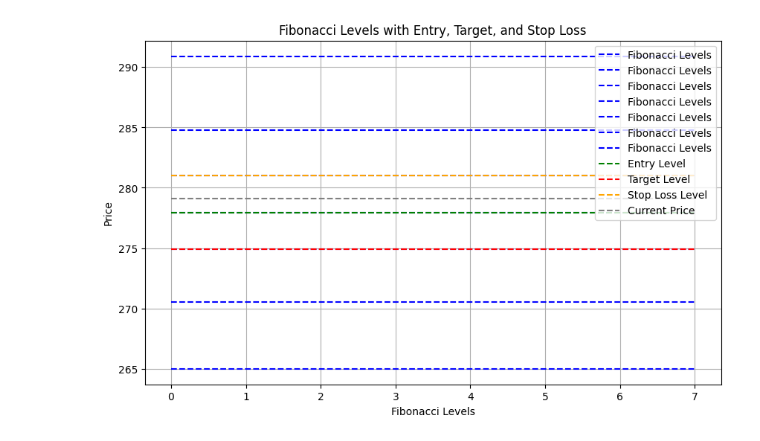
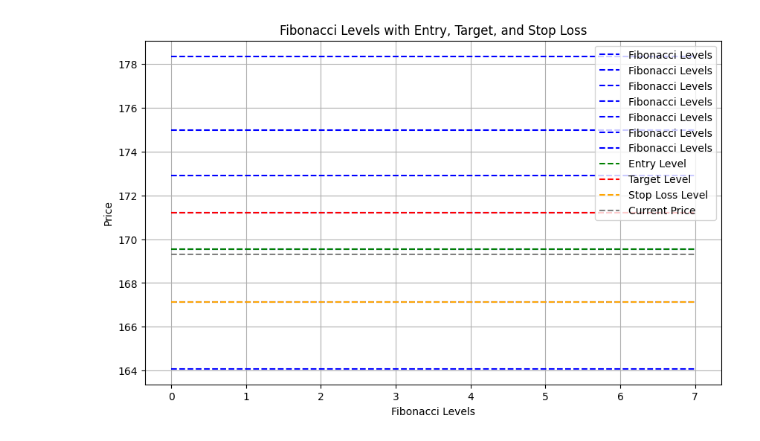
Before and after one commit to jfour1e/Quant-Algo-Trading, a Jupyter notebook: test.ipynb, the cells around one changed output. Drawn from its saved outputs; the diff is of its cells as text; code cells hidden in the pictures.

Commit message:
final generate signals function

```diff
--- a/test.ipynb
+++ b/test.ipynb
@@ -5,12 +5,18 @@ from window import *
 import matplotlib.pyplot as plt
 import numpy as np
 
-ticker = 'PANW'
+ticker = 'AAPL'
 start_date = (datetime.today() - timedelta(days=30)).strftime('%Y-%m-%d')
 end_date = datetime.today().strftime('%Y-%m-%d')
-stock_data = fetch_stock_prices(ticker, start_date, end_date)
+
+stock_data = fetch_data(ticker, start_date, end_date)
+
+
 price = stock_data['Close'][-1]
 high = np.max(stock_data['High'])
 low = np.min(stock_data['Low'])
+
+
+print(stock_data.iloc[-5:][['EMA_5', 'EMA_8', 'EMA_13']])
 # %% [output]
 [*********************100%%**********************]  1 of 1 completed
@@ -17,46 +29,0 @@ low = np.min(stock_data['Low'])
-# %%
-def generate_fibonacci_signals(price, fibonacci_levels):
-    entry_level = min(fibonacci_levels, key=lambda x: abs(x - price))
-    entry_level_index = fibonacci_levels.index(entry_level)
-
-    if entry_level_index < len(fibonacci_levels) - 1:
-        target_level = fibonacci_levels[entry_level_index + 1]
-    else:
-        target_level = None
-
-    if entry_level_index > 0:
-        stop_loss_level = fibonacci_levels[entry_level_index - 1]
-    else:
-        stop_loss_level = None
-
-    return entry_level, target_level, stop_loss_level
-
-
-def plot_fibonacci_levels(price, fibonacci_levels, entry_level, target_level, stop_loss_level):
-    plt.figure(figsize=(10, 6))
-
-    for level in fibonacci_levels:
-        plt.hlines(level, 0, len(fibonacci_levels), color='blue', linestyle='--', label='Fibonacci Levels')
-
-    # Plot entry, target, and stop loss levels as horizontal lines
-    plt.hlines(entry_level, 0, len(fibonacci_levels), color='green', linestyle='--', label='Entry Level')
-    plt.hlines(target_level, 0, len(fibonacci_levels), color='red', linestyle='--', label='Target Level')
-    plt.hlines(stop_loss_level, 0, len(fibonacci_levels), color='orange', linestyle='--', label='Stop Loss Level')
-
-    # Plot current price as a horizontal line
-    plt.hlines(price, 0, len(fibonacci_levels), color='gray', linestyle='--', label='Current Price')
-
-    plt.xlabel('Fibonacci Levels')
-    plt.ylabel('Price')
-    plt.title('Fibonacci Levels with Entry, Target, and Stop Loss')
-    plt.legend()
-    plt.grid(True)
-
-    plt.show()
-
-fibonacci_levels = calculate_fibonacci_levels(high, low)
-entry_level, target_level, stop_loss_level = generate_fibonacci_signals(price, fibonacci_levels)
-
-plot_fibonacci_levels(price, fibonacci_levels, entry_level, target_level, stop_loss_level)
-# %% [output]
-[figure, removed]
@@ -63,3 +35,26 @@ plot_fibonacci_levels(price, fibonacci_levels, entry_level, target_level, stop_l
+# %%
+def generate_fibonacci_signals(price, fibonacci_levels):
+    entry_level = min(fibonacci_levels, key=lambda x: abs(x - price))
+    entry_level_index = fibonacci_levels.index(entry_level)
+
+    if entry_level_index < len(fibonacci_levels) - 1:
+        stop_loss_level = fibonacci_levels[entry_level_index + 1]
+    else:
+        stop_loss_level = None
+
+    if entry_level_index > 0:
+        target_level = fibonacci_levels[entry_level_index - 1]
+    else:
+        target_level = None
+
+    return entry_level, target_level, stop_loss_level
+
+fibonacci_levels = calculate_fibonacci_levels(high, low)
+entry_level, target_level, stop_loss_level = generate_fibonacci_signals(price, fibonacci_levels)
+
+plot_fibonacci_levels(price, fibonacci_levels, entry_level, target_level, stop_loss_level)
+# %% [output]
+[figure, added]
 # %%
 import matplotlib.pyplot as plt
 import numpy as np
```
Also changed, not shown: parts of 7 cells of this notebook, 2 other files.
